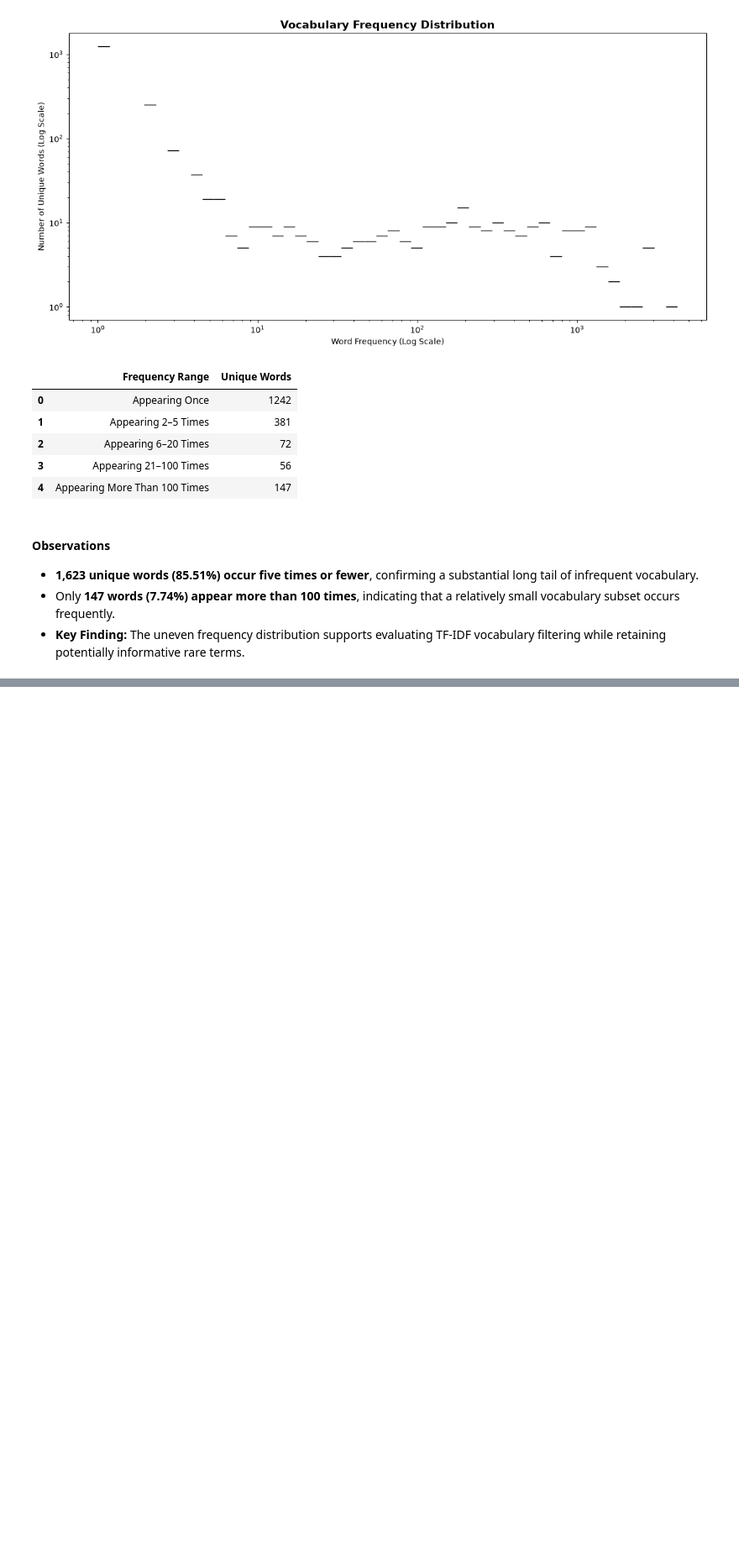
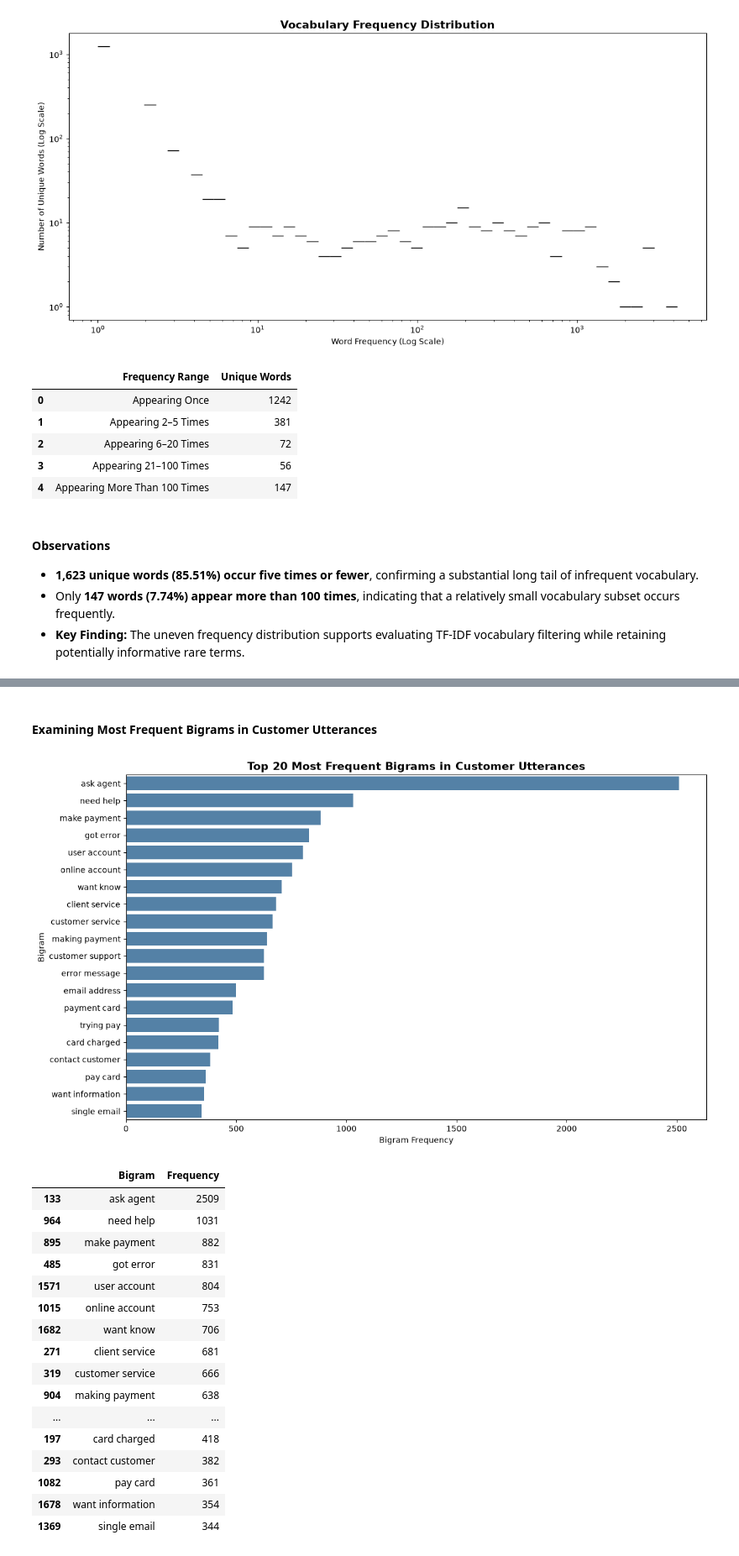
Before and after one commit to TejasMJ/Customer-Support-Intent-Intelligence, a Jupyter notebook: notebooks/02_exploratory_data_analysis.ipynb, the cells around one changed output, grey strips where cells are left out. Shown at 84% size. Cells and saved outputs as stored; diff of their text form; code cells hidden in the pictures; blank space fills up the shorter version.

```diff
--- a/notebooks/02_exploratory_data_analysis.ipynb
+++ b/notebooks/02_exploratory_data_analysis.ipynb
@@ -519,0 +672,59 @@ display(frequency_summary)
+# %% [markdown]
+#### Examining Most Frequent Bigrams in Customer Utterances
+# %%
+from sklearn.feature_extraction.text import CountVectorizer
+
+bigram_vectorizer = CountVectorizer(
+    ngram_range=(2, 2),
+    stop_words="english",
+    min_df=2
+)
+
+bigram_matrix = bigram_vectorizer.fit_transform(df["utterance"])
+
+bigram_frequencies = np.asarray(
+    bigram_matrix.sum(axis=0)
+).ravel()
+
+bigram_summary = (
+    pd.DataFrame({
+        "Bigram": bigram_vectorizer.get_feature_names_out(),
+        "Frequency": bigram_frequencies
+    })
+    .sort_values("Frequency", ascending=False)
+    .head(20)
+)
+
+plt.figure(figsize=(12, 7))
+sns.barplot(
+    data=bigram_summary,
+    x="Frequency",
+    y="Bigram",
+    color="steelblue"
+)
+plt.title("Top 20 Most Frequent Bigrams in Customer Utterances", fontsize=14, fontweight="bold")
+plt.xlabel("Bigram Frequency")
+plt.ylabel("Bigram")
+plt.tight_layout()
+plt.show()
+
+display(bigram_summary)
+# %% [output]
+[figure, added]
+|  | Bigram | Frequency |
+| 133 | ask agent | 2509 |
+| 964 | need help | 1031 |
+| 895 | make payment | 882 |
+| 485 | got error | 831 |
+| 1571 | user account | 804 |
+| 1015 | online account | 753 |
+| 1682 | want know | 706 |
+| 271 | client service | 681 |
+| 319 | customer service | 666 |
+| 904 | making payment | 638 |
+| ... | ... | ... |
+| 197 | card charged | 418 |
+| 293 | contact customer | 382 |
+| 1082 | pay card | 361 |
+| 1678 | want information | 354 |
+| 1369 | single email | 344 |
```
Also changed, not shown: parts of 19 cells of this notebook.
